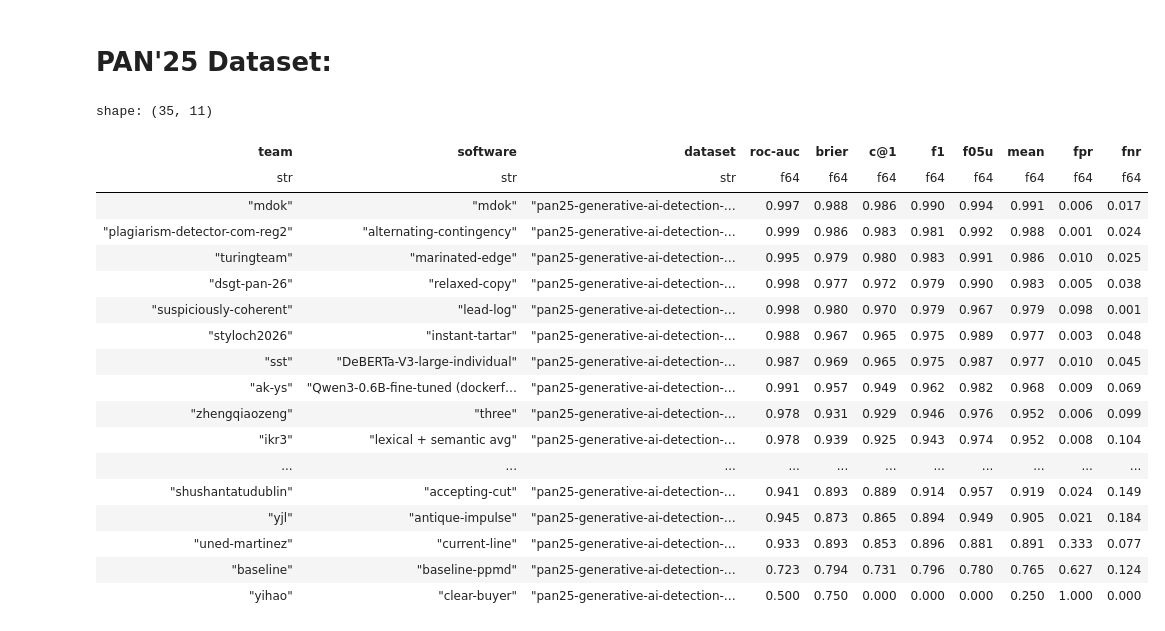
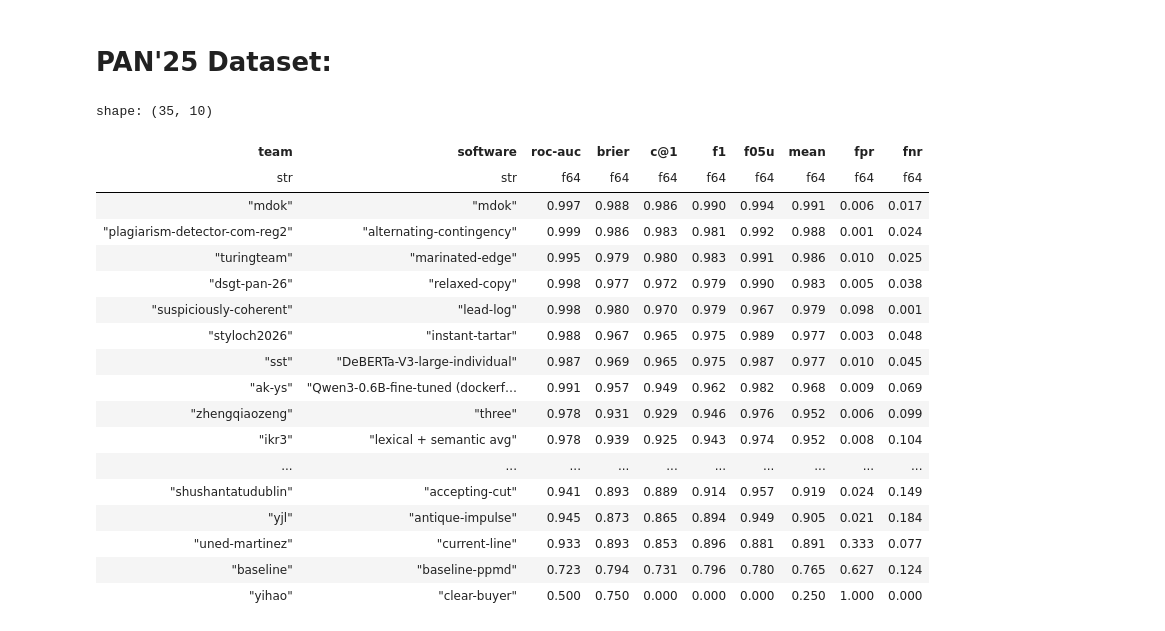
Before and after one commit to pan-webis-de/pan26-generative-ai-authorship-verification, a Jupyter notebook: notebooks/task-eval.ipynb, the cells around one changed output. Saved outputs shown, nothing was run; the diff lists cells and outputs as text; code cells hidden in the pictures.

```diff
--- a/notebooks/task-eval.ipynb
+++ b/notebooks/task-eval.ipynb
@@ -142,27 +143,27 @@ results_per_run26 = get_results_per_run(pan26_df)
 # %%
 display(Markdown('# PAN\'25 Dataset:'))
 with pl.Config(float_precision=3, tbl_rows=-1):
-    display(get_best_by_team(results_per_run25))
+    display(get_best_by_team(results_per_run25).drop('dataset'))
 # %% [output]
 # PAN'25 Dataset:
-shape: (35, 11)
+shape: (35, 10)
-| team | software | dataset | roc-auc | brier | c@1 | f1 | f05u | mean | fpr | fnr |
-| str | str | str | f64 | f64 | f64 | f64 | f64 | f64 | f64 | f64 |
-| "mdok" | "mdok" | "pan25-generative-ai-detection-… | 0.997 | 0.988 | 0.986 | 0.990 | 0.994 | 0.991 | 0.006 | 0.017 |
-| "plagiarism-detector-com-reg2" | "alternating-contingency" | "pan25-generative-ai-detection-… | 0.999 | 0.986 | 0.983 | 0.981 | 0.992 | 0.988 | 0.001 | 0.024 |
-| "turingteam" | "marinated-edge" | "pan25-generative-ai-detection-… | 0.995 | 0.979 | 0.980 | 0.983 | 0.991 | 0.986 | 0.010 | 0.025 |
-| "dsgt-pan-26" | "relaxed-copy" | "pan25-generative-ai-detection-… | 0.998 | 0.977 | 0.972 | 0.979 | 0.990 | 0.983 | 0.005 | 0.038 |
-| "suspiciously-coherent" | "lead-log" | "pan25-generative-ai-detection-… | 0.998 | 0.980 | 0.970 | 0.979 | 0.967 | 0.979 | 0.098 | 0.001 |
-| "styloch2026" | "instant-tartar" | "pan25-generative-ai-detection-… | 0.988 | 0.967 | 0.965 | 0.975 | 0.989 | 0.977 | 0.003 | 0.048 |
-| "sst" | "DeBERTa-V3-large-individual" | "pan25-generative-ai-detection-… | 0.987 | 0.969 | 0.965 | 0.975 | 0.987 | 0.977 | 0.010 | 0.045 |
-| "ak-ys" | "Qwen3-0.6B-fine-tuned (dockerf… | "pan25-generative-ai-detection-… | 0.991 | 0.957 | 0.949 | 0.962 | 0.982 | 0.968 | 0.009 | 0.069 |
-| "zhengqiaozeng" | "three" | "pan25-generative-ai-detection-… | 0.978 | 0.931 | 0.929 | 0.946 | 0.976 | 0.952 | 0.006 | 0.099 |
-| "ikr3" | "lexical + semantic avg" | "pan25-generative-ai-detection-… | 0.978 | 0.939 | 0.925 | 0.943 | 0.974 | 0.952 | 0.008 | 0.104 |
-| ... | ... | ... | ... | ... | ... | ... | ... | ... | ... | ... |
-| "shushantatudublin" | "accepting-cut" | "pan25-generative-ai-detection-… | 0.941 | 0.893 | 0.889 | 0.914 | 0.957 | 0.919 | 0.024 | 0.149 |
-| "yjl" | "antique-impulse" | "pan25-generative-ai-detection-… | 0.945 | 0.873 | 0.865 | 0.894 | 0.949 | 0.905 | 0.021 | 0.184 |
-| "uned-martinez" | "current-line" | "pan25-generative-ai-detection-… | 0.933 | 0.893 | 0.853 | 0.896 | 0.881 | 0.891 | 0.333 | 0.077 |
-| "baseline" | "baseline-ppmd" | "pan25-generative-ai-detection-… | 0.723 | 0.794 | 0.731 | 0.796 | 0.780 | 0.765 | 0.627 | 0.124 |
-| "yihao" | "clear-buyer" | "pan25-generative-ai-detection-… | 0.500 | 0.750 | 0.000 | 0.000 | 0.000 | 0.250 | 1.000 | 0.000 |
+| team | software | roc-auc | brier | c@1 | f1 | f05u | mean | fpr | fnr |
+| str | str | f64 | f64 | f64 | f64 | f64 | f64 | f64 | f64 |
+| "mdok" | "mdok" | 0.997 | 0.988 | 0.986 | 0.990 | 0.994 | 0.991 | 0.006 | 0.017 |
+| "plagiarism-detector-com-reg2" | "alternating-contingency" | 0.999 | 0.986 | 0.983 | 0.981 | 0.992 | 0.988 | 0.001 | 0.024 |
+| "turingteam" | "marinated-edge" | 0.995 | 0.979 | 0.980 | 0.983 | 0.991 | 0.986 | 0.010 | 0.025 |
+| "dsgt-pan-26" | "relaxed-copy" | 0.998 | 0.977 | 0.972 | 0.979 | 0.990 | 0.983 | 0.005 | 0.038 |
+| "suspiciously-coherent" | "lead-log" | 0.998 | 0.980 | 0.970 | 0.979 | 0.967 | 0.979 | 0.098 | 0.001 |
+| "styloch2026" | "instant-tartar" | 0.988 | 0.967 | 0.965 | 0.975 | 0.989 | 0.977 | 0.003 | 0.048 |
+| "sst" | "DeBERTa-V3-large-individual" | 0.987 | 0.969 | 0.965 | 0.975 | 0.987 | 0.977 | 0.010 | 0.045 |
+| "ak-ys" | "Qwen3-0.6B-fine-tuned (dockerf… | 0.991 | 0.957 | 0.949 | 0.962 | 0.982 | 0.968 | 0.009 | 0.069 |
+| "zhengqiaozeng" | "three" | 0.978 | 0.931 | 0.929 | 0.946 | 0.976 | 0.952 | 0.006 | 0.099 |
+| "ikr3" | "lexical + semantic avg" | 0.978 | 0.939 | 0.925 | 0.943 | 0.974 | 0.952 | 0.008 | 0.104 |
+| ... | ... | ... | ... | ... | ... | ... | ... | ... | ... |
+| "shushantatudublin" | "accepting-cut" | 0.941 | 0.893 | 0.889 | 0.914 | 0.957 | 0.919 | 0.024 | 0.149 |
+| "yjl" | "antique-impulse" | 0.945 | 0.873 | 0.865 | 0.894 | 0.949 | 0.905 | 0.021 | 0.184 |
+| "uned-martinez" | "current-line" | 0.933 | 0.893 | 0.853 | 0.896 | 0.881 | 0.891 | 0.333 | 0.077 |
+| "baseline" | "baseline-ppmd" | 0.723 | 0.794 | 0.731 | 0.796 | 0.780 | 0.765 | 0.627 | 0.124 |
+| "yihao" | "clear-buyer" | 0.500 | 0.750 | 0.000 | 0.000 | 0.000 | 0.250 | 1.000 | 0.000 |
 # %%
 display(Markdown('# PAN\'26 Dataset:'))
```
Also changed, not shown: parts of 4 cells of this notebook, 3 other files.
